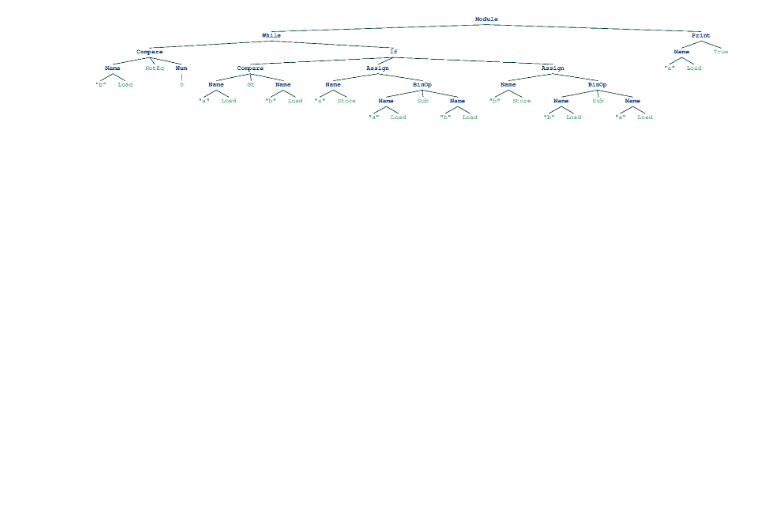
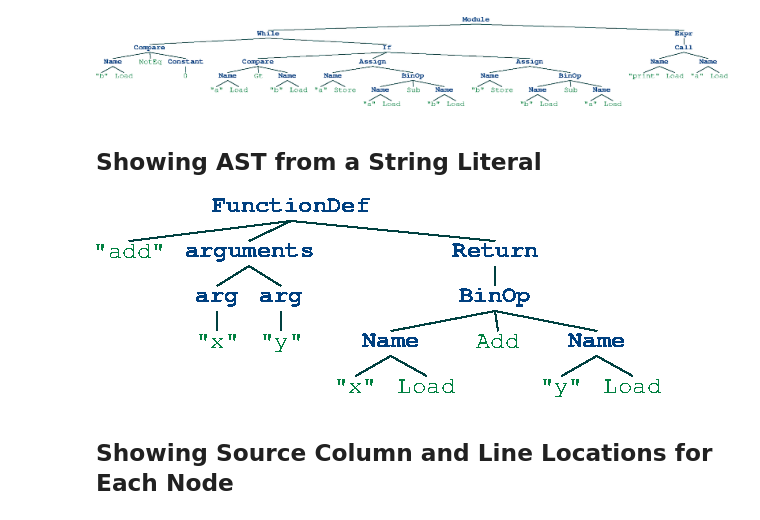
Before and after one commit to hchasestevens/show_ast, a Jupyter notebook: Example.ipynb, the cells around one changed output. Drawn from its saved outputs; the diff is of its cells as text; code cells hidden in the pictures; blank space fills up the shorter version.

Commit message:
show_text + optional line/colum info + tweaks

```diff
--- a/Example.ipynb
+++ b/Example.ipynb
@@ -89,6 +89,17 @@ while b != 0:
         a = a - b
     else:
         b = b - a
-print a
+print(a)
 # %% [output]
-[figure, old version]
+[figure, new version]
+# %% [markdown]
+## Showing AST from a String Literal
+# %%
+from showast import show_text
+
+show_text("""def add(x, y):
+    return x + y""")
+# %% [output]
+[figure, added]
+# %% [markdown]
+## Showing Source Column and Line Locations for Each Node
```
Also changed, not shown: parts of 4 cells of this notebook, 3 other files.
